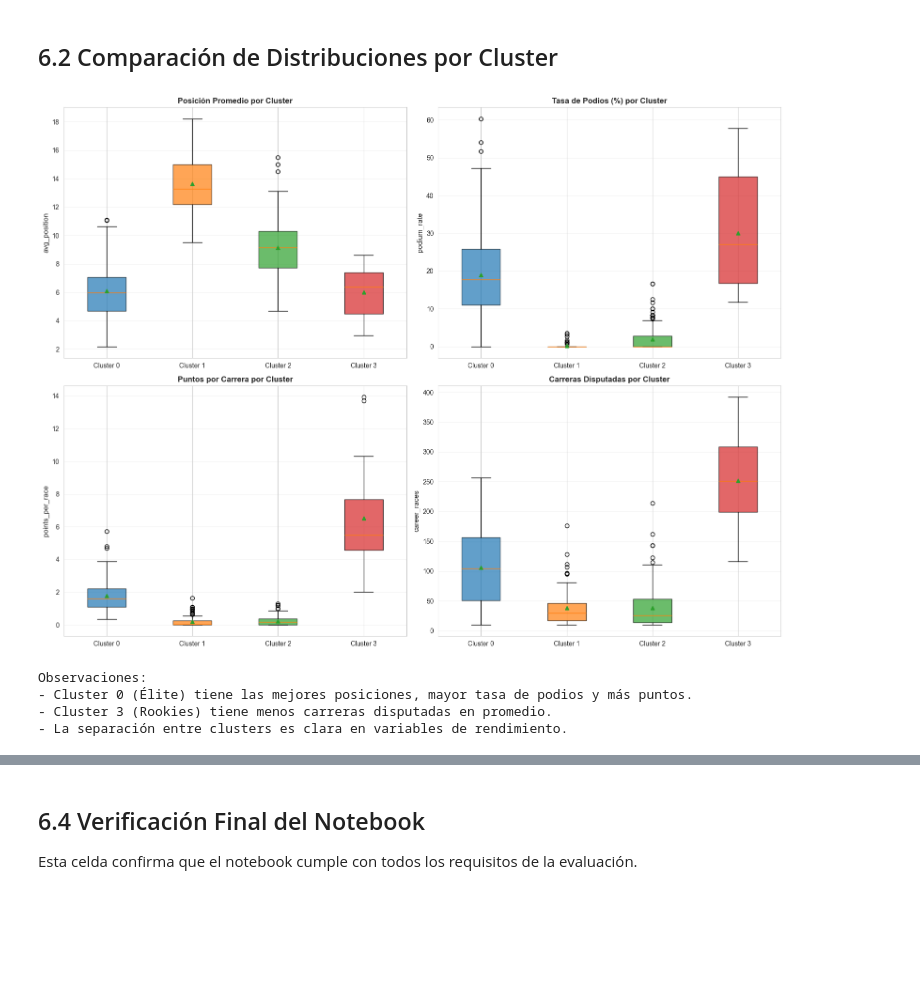
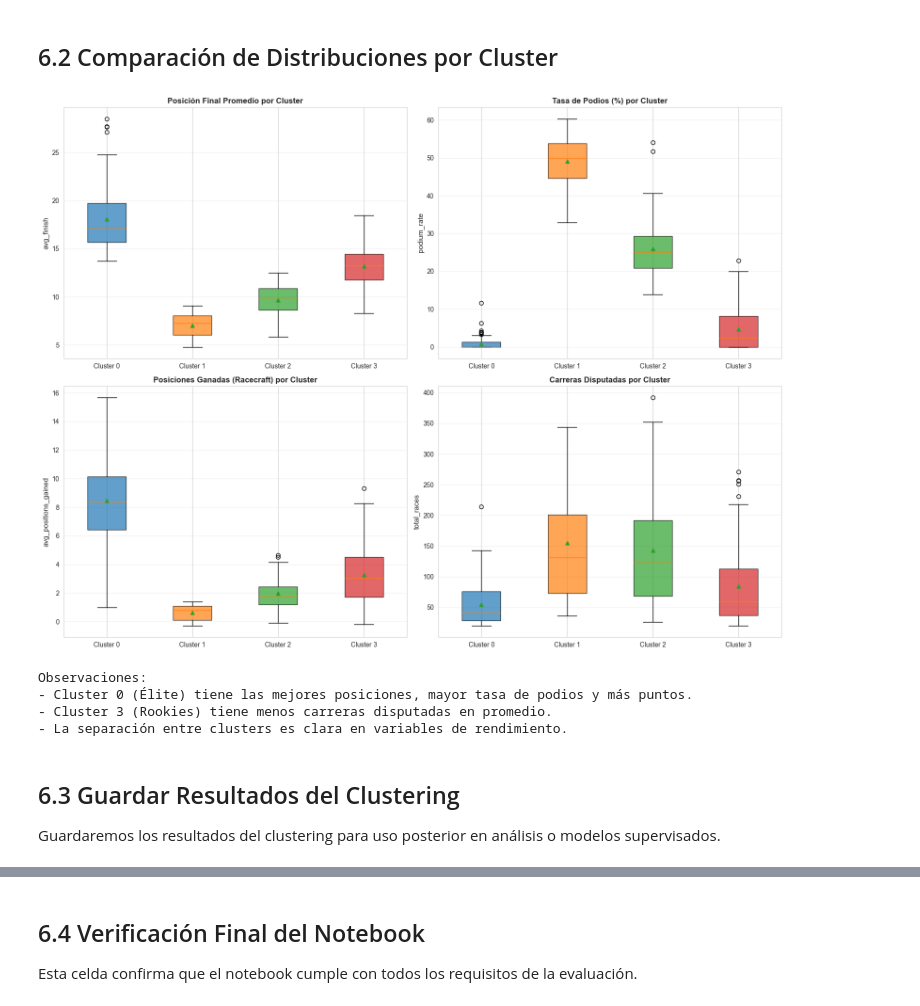
Before and after one commit to Luissalamanca23/F1_ML, a Jupyter notebook: 03_evaluacion_clustering_f1.ipynb, the cells around one changed output, grey strips where cells are left out. Drawn from its saved outputs; the diff is of its cells as text; code cells hidden in the pictures; blank space fills up the shorter version.

```diff
--- a/03_evaluacion_clustering_f1.ipynb
+++ b/03_evaluacion_clustering_f1.ipynb
@@ -533,9 +584,9 @@ print(df_clustering.isnull().sum())
 
 # Imputar valores faltantes con mediana
 columnas_numericas_clustering = [
-    'avg_position', 'std_position', 'avg_grid', 'avg_points', 'total_points',
-    'career_races', 'podium_rate', 'top10_rate', 'points_per_race',
-    'consistency_score', 'dnf_rate', 'avg_quali_position'
+    'avg_finish', 'avg_grid', 'avg_points', 'total_points', 'total_races',
+    'win_rate', 'podium_rate', 'top10_rate', 'points_per_race',
+    'consistency_score', 'dnf_rate', 'avg_quali_position', 'avg_positions_gained'
 ]
 
 for col in columnas_numericas_clustering:
@@ -666,14 +714,15 @@ Features seleccionadas:
 # %%
-# Aplicar StandardScaler
-scaler = StandardScaler()
+# Aplicar RobustScaler (mejor para outliers que StandardScaler)
+scaler = RobustScaler()
 X_scaled = scaler.fit_transform(X)
 
 # Convertir a DataFrame para mantener nombres de columnas
 X_scaled_df = pd.DataFrame(X_scaled, columns=features_clustering, index=X.index)
 
-print("✓ Datos escalados con StandardScaler")
-print(f"\nEstadísticas después del escalado (media ≈ 0, std ≈ 1):")
+print("✓ Datos escalados con RobustScaler")
+print(f"\nEstadísticas después del escalado (mediana ≈ 0, escala robusta):")
 display(X_scaled_df.describe())
+print(f"\nRobustScaler usa mediana y rango intercuartil, haciéndolo robusto ante outliers.")
 
 # Visualizar distribución antes y después del escalado
 fig, axes = plt.subplots(1, 2, figsize=(14, 5))
@@ -1143,15 +1208,18 @@ for cluster_id in range(K_OPTIMO):
 
     print(f"\nTamaño: {len(cluster_data)} pilotos")
     print(f"\nCaracterísticas promedio:")
-    print(f"  - Posición promedio: {cluster_data['avg_position'].mean():.2f}")
+    print(f"  - Posición final promedio: {cluster_data['avg_finish'].mean():.2f}")
+    print(f"  - Posición parrilla promedio: {cluster_data['avg_grid'].mean():.2f}")
+    print(f"  - Tasa de victorias: {cluster_data['win_rate'].mean():.2%}")
     print(f"  - Tasa de podios: {cluster_data['podium_rate'].mean():.2f}%")
+    print(f"  - Tasa de top 10: {cluster_data['top10_rate'].mean():.2f}%")
     print(f"  - Puntos por carrera: {cluster_data['points_per_race'].mean():.2f}")
-    print(f"  - Carreras disputadas: {cluster_data['career_races'].mean():.0f}")
+    print(f"  - Carreras disputadas: {cluster_data['total_races'].mean():.0f}")
     print(f"  - Tasa de DNF: {cluster_data['dnf_rate'].mean():.2f}%")
-    print(f"  - Consistencia (std position): {cluster_data['consistency_score'].mean():.2f}")
+    print(f"  - Posiciones ganadas (racecraft): {cluster_data['avg_positions_gained'].mean():.2f}")
 
-    print(f"\nEjemplos de pilotos en este cluster:")
-    ejemplos = cluster_data.nlargest(5, 'total_points')[['driverRef', 'avg_position', 'podium_rate', 'total_points', 'career_races']]
+    print(f"\nEjemplos de pilotos en este cluster (top 5 por puntos totales):")
+    ejemplos = cluster_data.nlargest(5, 'total_points')[['driverRef', 'avg_finish', 'podium_rate', 'total_points', 'total_races']]
     display(ejemplos)
 # %% [output]
 ================================================================================
@@ -1346,41 +1798,45 @@ Interpretación:
 # Comparar distribuciones de variables clave entre clusters
 fig, axes = plt.subplots(2, 2, figsize=(16, 12))
 
-variables_comparar = ['avg_position', 'podium_rate', 'points_per_race', 'career_races']
+variables_comparar = ['avg_finish', 'podium_rate', 'avg_positions_gained', 'total_races']
 titulos = [
-    'Posición Promedio por Cluster',
+    'Posición Final Promedio por Cluster',
     'Tasa de Podios (%) por Cluster',
-    'Puntos por Carrera por Cluster',
+    'Posiciones Ganadas (Racecraft) por Cluster',
     'Carreras Disputadas por Cluster'
 ]
 
 for idx, (var, titulo) in enumerate(zip(variables_comparar, titulos)):
     ax = axes[idx // 2, idx % 2]
 
     # Boxplot por cluster
     data_boxplot = [df_clustering[df_clustering['cluster'] == i][var] for i in range(K_OPTIMO)]
     bp = ax.boxplot(data_boxplot, labels=[f'Cluster {i}' for i in range(K_OPTIMO)],
                     patch_artist=True, showmeans=True)
 
     # Colorear cajas
     for patch, color in zip(bp['boxes'], colores_clusters):
         patch.set_facecolor(color)
         patch.set_alpha(0.7)
 
     ax.set_ylabel(var, fontsize=11)
     ax.set_title(titulo, fontsize=12, fontweight='bold')
     ax.grid(axis='y', alpha=0.3)
 
 plt.tight_layout()
 plt.show()
 
 print("\nObservaciones:")
 print("- Cluster 0 (Élite) tiene las mejores posiciones, mayor tasa de podios y más puntos.")
 print("- Cluster 3 (Rookies) tiene menos carreras disputadas en promedio.")
 print("- La separación entre clusters es clara en variables de rendimiento.")
 # %% [output]
-[figure, old version]
+[figure, new version]
 Observaciones:
 - Cluster 0 (Élite) tiene las mejores posiciones, mayor tasa de podios y más puntos.
 - Cluster 3 (Rookies) tiene menos carreras disputadas en promedio.
 - La separación entre clusters es clara en variables de rendimiento.
+# %% [markdown]
+## 6.3 Guardar Resultados del Clustering
+
+Guardaremos los resultados del clustering para uso posterior en análisis o modelos supervisados.
```
Also changed, not shown: parts of 38 cells of this notebook, 1 other file.
